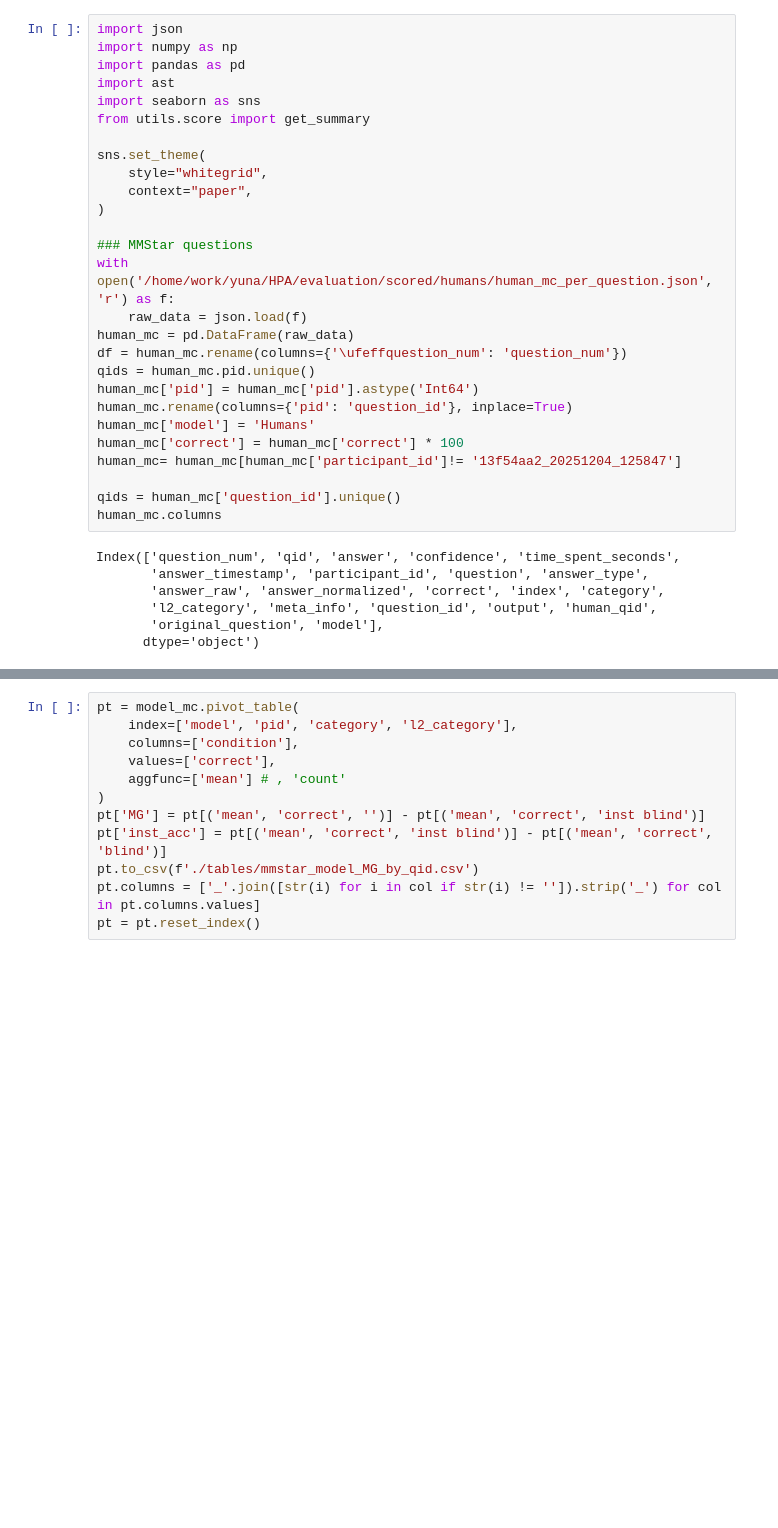
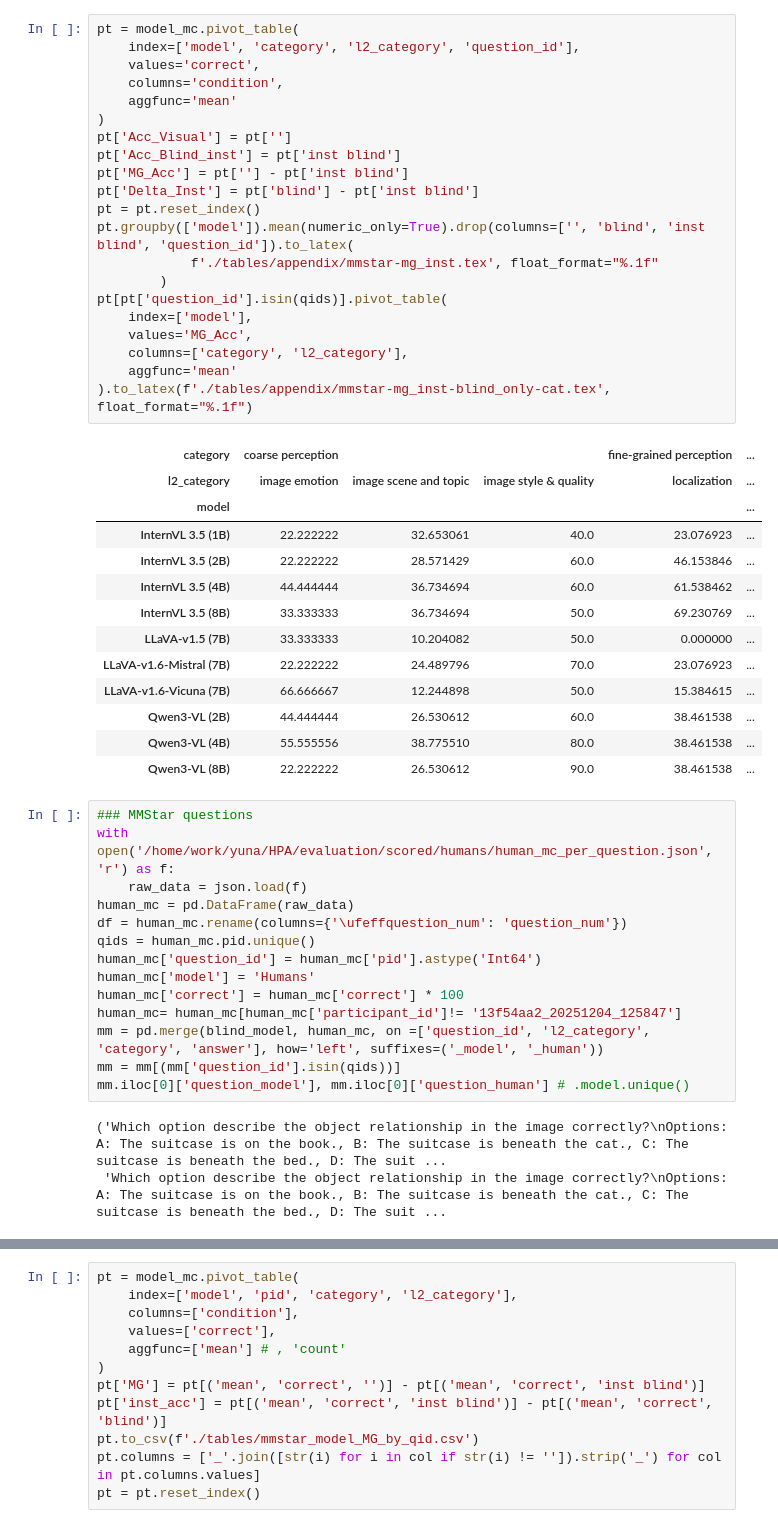
Before and after one commit to unolop/HPA, a Jupyter notebook: evaluation/analysis/A2_mmstar.ipynb, the cells around one changed output, grey strips where cells are left out. Drawn from its saved outputs; the diff is of its cells as text; blank space fills up the shorter version.

```diff
--- a/evaluation/analysis/A2_mmstar.ipynb
+++ b/evaluation/analysis/A2_mmstar.ipynb
@@ -1,34 +42,52 @@
+# %%
+pt = model_mc.pivot_table(
+    index=['model', 'category', 'l2_category', 'question_id'],
+    values='correct',
+    columns='condition',
+    aggfunc='mean'
+)
+pt['Acc_Visual'] = pt['']
+pt['Acc_Blind_inst'] = pt['inst blind']
+pt['MG_Acc'] = pt[''] - pt['inst blind']
+pt['Delta_Inst'] = pt['blind'] - pt['inst blind']
+pt = pt.reset_index()
+pt.groupby(['model']).mean(numeric_only=True).drop(columns=['', 'blind', 'inst blind', 'question_id']).to_latex(
+            f'./tables/appendix/mmstar-mg_inst.tex', float_format="%.1f"
+        )
+pt[pt['question_id'].isin(qids)].pivot_table(
+    index=['model'],
+    values='MG_Acc',
+    columns=['category', 'l2_category'],
+    aggfunc='mean'
+).to_latex(f'./tables/appendix/mmstar-mg_inst-blind_only-cat.tex', float_format="%.1f")
+# %% [output]
+| category | coarse perception |  |  | fine-grained perception | ... |
+| l2_category | image emotion | image scene and topic | image style & quality | localization | ... |
+| model |  |  |  |  | ... |
+| InternVL 3.5 (1B) | 22.222222 | 32.653061 | 40.0 | 23.076923 | ... |
+| InternVL 3.5 (2B) | 22.222222 | 28.571429 | 60.0 | 46.153846 | ... |
+| InternVL 3.5 (4B) | 44.444444 | 36.734694 | 60.0 | 61.538462 | ... |
+| InternVL 3.5 (8B) | 33.333333 | 36.734694 | 50.0 | 69.230769 | ... |
+| LLaVA-v1.5 (7B) | 33.333333 | 10.204082 | 50.0 | 0.000000 | ... |
+| LLaVA-v1.6-Mistral (7B) | 22.222222 | 24.489796 | 70.0 | 23.076923 | ... |
+| LLaVA-v1.6-Vicuna (7B) | 66.666667 | 12.244898 | 50.0 | 15.384615 | ... |
+| Qwen3-VL (2B) | 44.444444 | 26.530612 | 60.0 | 38.461538 | ... |
+| Qwen3-VL (4B) | 55.555556 | 38.775510 | 80.0 | 38.461538 | ... |
+| Qwen3-VL (8B) | 22.222222 | 26.530612 | 90.0 | 38.461538 | ... |
 # %%
-import json
-import numpy as np
-import pandas as pd
-import ast
-import seaborn as sns
-from utils.score import get_summary
-
-sns.set_theme(
-    style="whitegrid",
-    context="paper",
-)
-
 ### MMStar questions
 with open('/home/work/yuna/HPA/evaluation/scored/humans/human_mc_per_question.json', 'r') as f:
     raw_data = json.load(f)
 human_mc = pd.DataFrame(raw_data)
 df = human_mc.rename(columns={'\ufeffquestion_num': 'question_num'})
 qids = human_mc.pid.unique()
-human_mc['pid'] = human_mc['pid'].astype('Int64')
-human_mc.rename(columns={'pid': 'question_id'}, inplace=True)
+human_mc['question_id'] = human_mc['pid'].astype('Int64')
 human_mc['model'] = 'Humans'
 human_mc['correct'] = human_mc['correct'] * 100
 human_mc= human_mc[human_mc['participant_id']!= '13f54aa2_20251204_125847']
-
-qids = human_mc['question_id'].unique()
-human_mc.columns
+mm = pd.merge(blind_model, human_mc, on =['question_id', 'l2_category', 'category', 'answer'], how='left', suffixes=('_model', '_human'))
+mm = mm[(mm['question_id'].isin(qids))]
+mm.iloc[0]['question_model'], mm.iloc[0]['question_human'] # .model.unique()
 # %% [output]
-Index(['﻿question_num', 'qid', 'answer', 'confidence', 'time_spent_seconds',
-       'answer_timestamp', 'participant_id', 'question', 'answer_type',
-       'answer_raw', 'answer_normalized', 'correct', 'index', 'category',
-       'l2_category', 'meta_info', 'question_id', 'output', 'human_qid',
-       'original_question', 'model'],
-      dtype='object')
+('Which option describe the object relationship in the image correctly?\nOptions: A: The suitcase is on the book., B: The suitcase is beneath the cat., C: The suitcase is beneath the bed., D: The suit ...
+ 'Which option describe the object relationship in the image correctly?\nOptions: A: The suitcase is on the book., B: The suitcase is beneath the cat., C: The suitcase is beneath the bed., D: The suit ...
```
Also changed, not shown: parts of 31 cells of this notebook, 13 other files.
